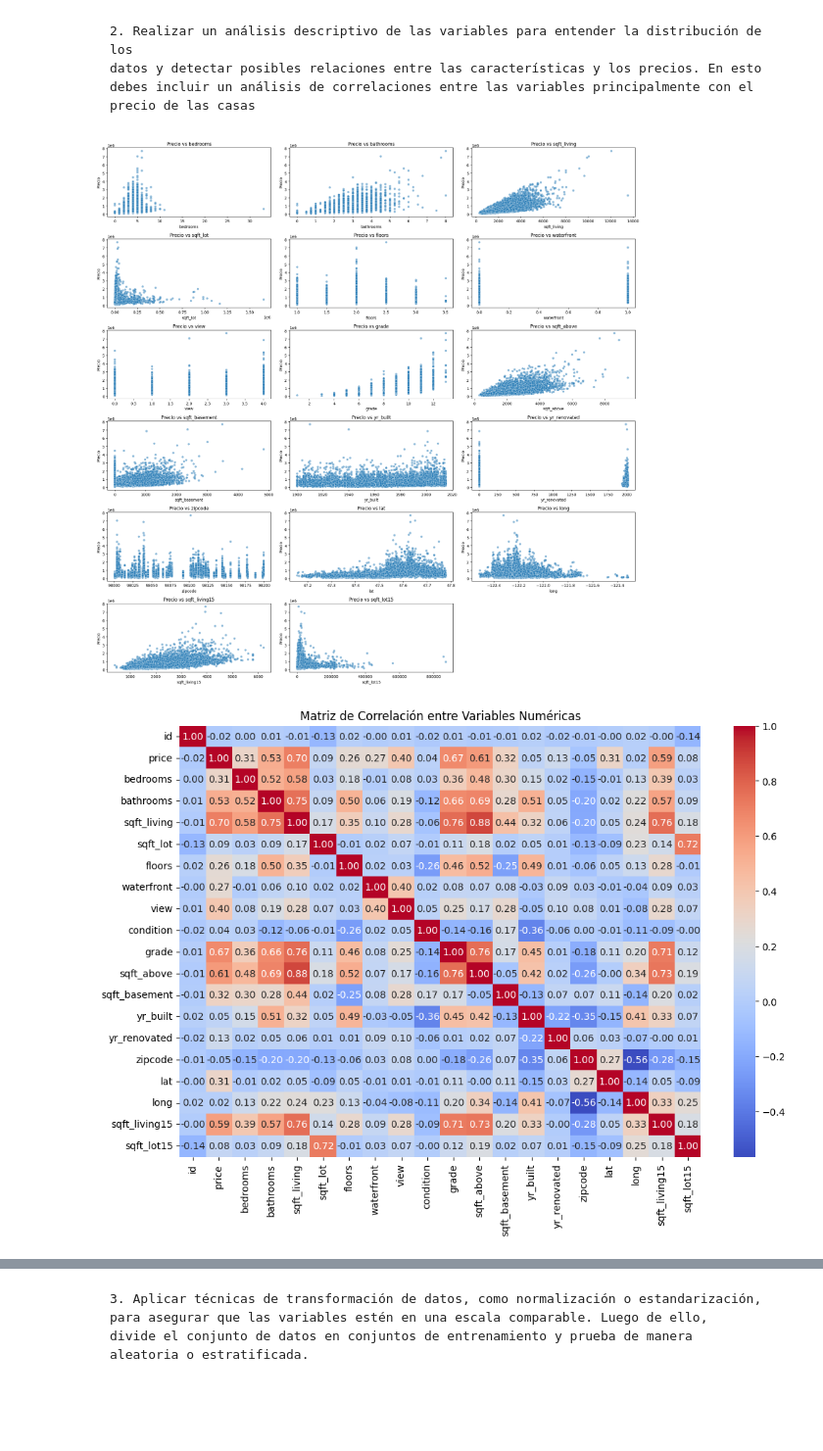
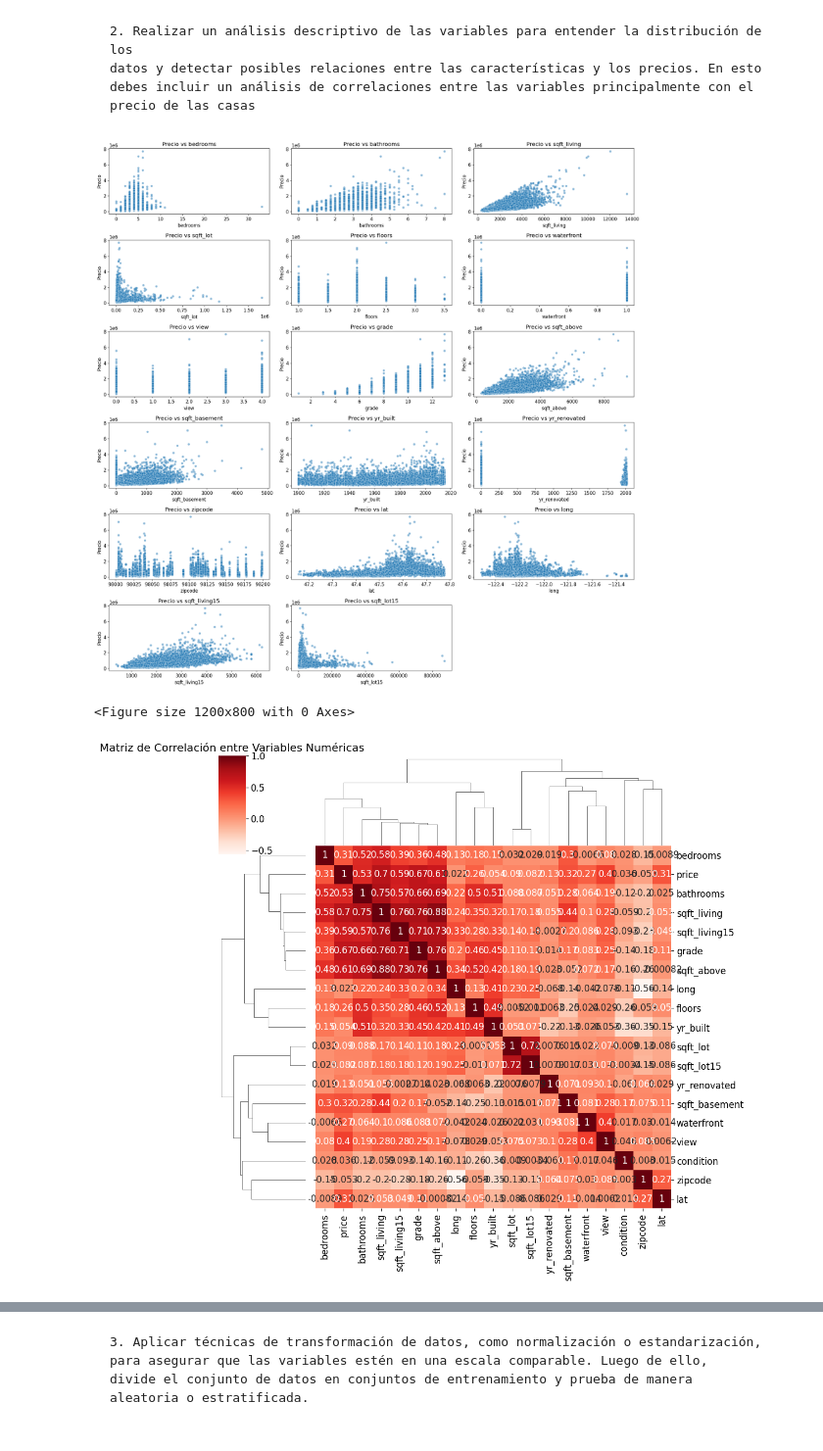
Before and after one commit to hlcxpl/DpyML-5, a Jupyter notebook: DpyML-5.ipynb, the cells around one changed output, grey strips where cells are left out. Shown at 98% size. Saved outputs shown, nothing was run; the diff lists cells and outputs as text; code cells hidden in the pictures; blank space fills up the shorter version.

```diff
--- a/DpyML-5.ipynb
+++ b/DpyML-5.ipynb
@@ -75,0 +94,2 @@ Tamaño del dataframe después de la limpieza:
+# %%
+data= data.drop(['id','date'], axis=1)
@@ -83,31 +142,32 @@ precio de las casas
 # %%
 # Gráficos de dispersión entre las características y el precio
 features = ['bedrooms', 'bathrooms', 'sqft_living', 'sqft_lot', 'floors',
             'waterfront', 'view', 'grade', 'sqft_above', 'sqft_basement',
             'yr_built', 'yr_renovated', 'zipcode', 'lat', 'long',
             'sqft_living15', 'sqft_lot15']
 
 plt.figure(figsize=(20, 20))
 for i, feature in enumerate(features):
     plt.subplot(6, 3, i + 1)
     sns.scatterplot(x=feature, y='price', data=data, alpha=0.5)
     plt.title(f'Precio vs {feature}')
     plt.xlabel(feature)
     plt.ylabel('Precio')
 plt.tight_layout()
 plt.show()
 
 # Seleccionar solo las columnas numéricas del dataframe
 numeric_cols = data.select_dtypes(include=['number'])
 
 # Calcular la matriz de correlación entre las variables numéricas
 correlation_matrix = numeric_cols.corr()
 
 # Visualizar la matriz de correlación
 plt.figure(figsize=(12, 8))
-sns.heatmap(correlation_matrix, annot=True, cmap='coolwarm', fmt=".2f")
+sns.clustermap(correlation_matrix, annot=True, cmap='Reds', )
 plt.title('Matriz de Correlación entre Variables Numéricas')
 plt.show()
 # %% [output]
-[figure, old version]
+[figure, new version]
+<Figure size 1200x800 with 0 Axes>
-[figure, old version]
+[figure, new version]
```
Also changed, not shown: parts of 13 cells of this notebook, 1 other file.
